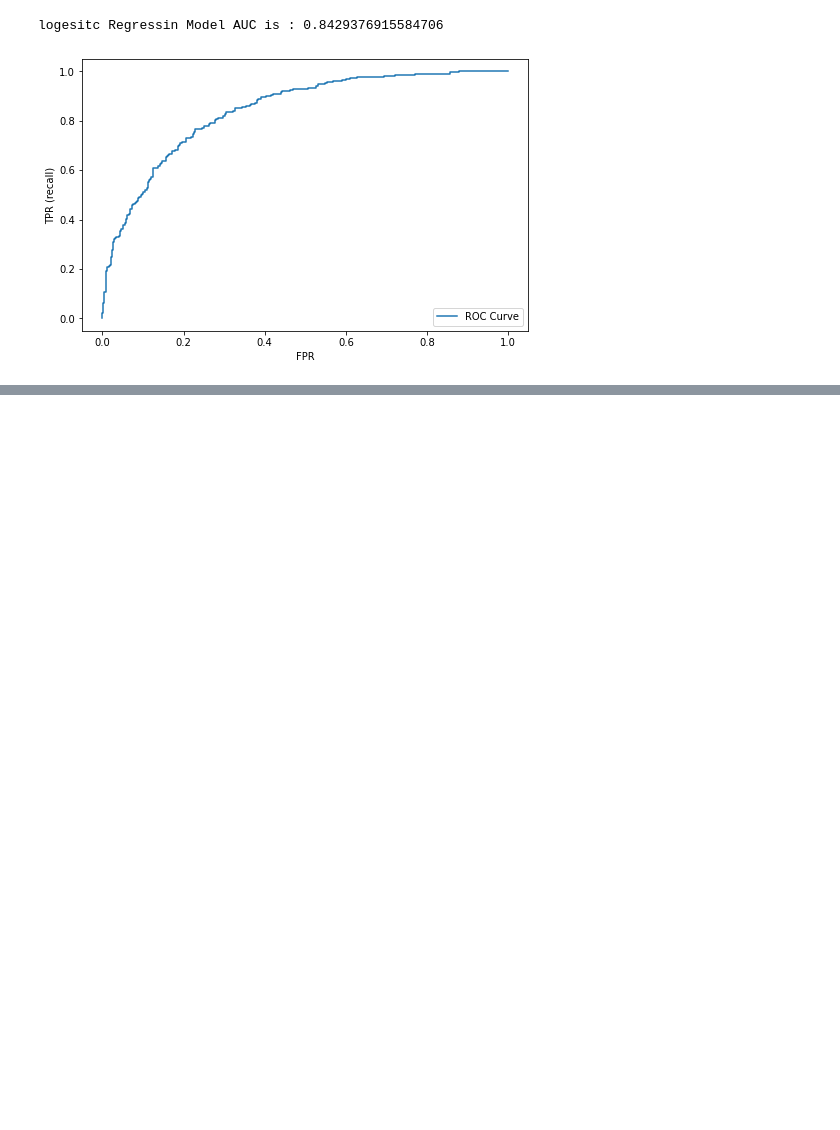
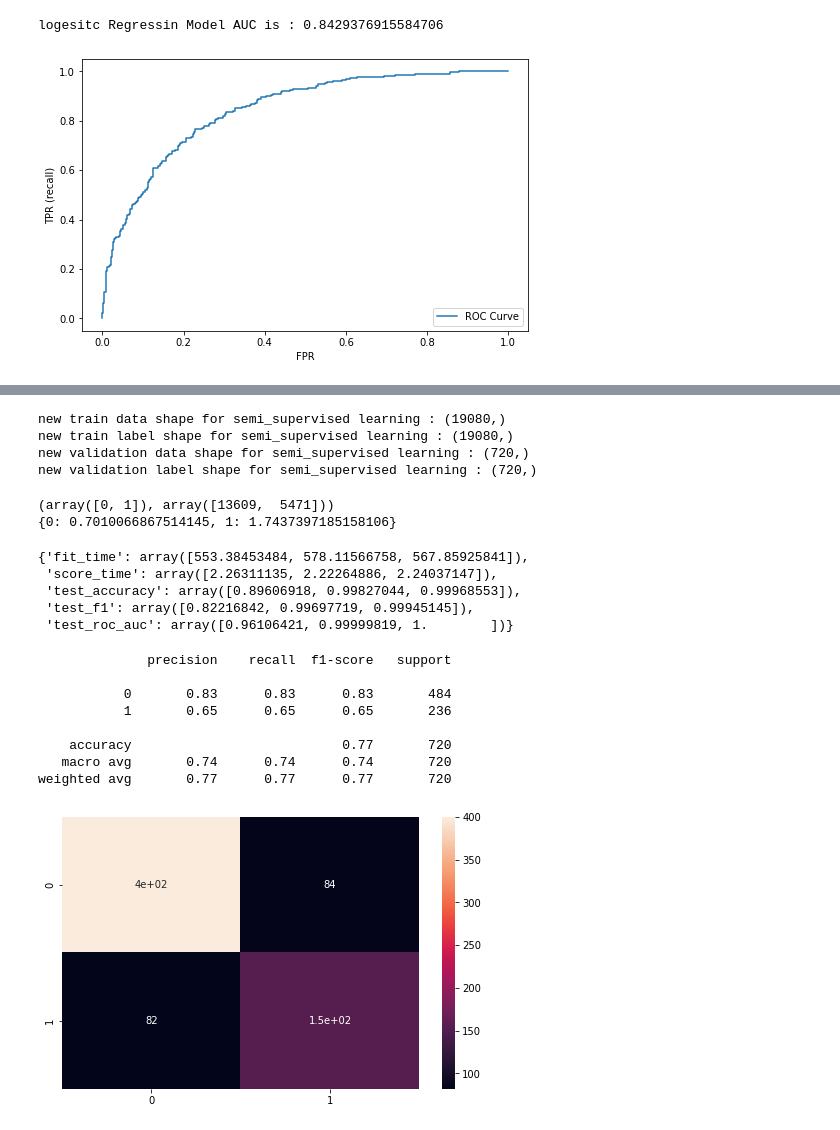
Before and after one commit to AmirHoseein99/Persian_NLP_Task, a Jupyter notebook: NLP_Task.ipynb, the cells around one changed output, grey strips where cells are left out. Drawn from its saved outputs; the diff is of its cells as text; code cells hidden in the pictures; blank space fills up the shorter version.

Commit message:
last_Commit : Using Voting classifier for final model

```diff
--- a/NLP_Task.ipynb
+++ b/NLP_Task.ipynb
@@ -3017,0 +3095,61 @@ logesitc Regressin Model AUC is : 0.8429376915584706
+# %%
+X_train, X_test, y_train, y_test = train_test_split(labeled_data.text.to_numpy(), labeled_data.label.to_numpy(), test_size = 0.2, random_state=42)
+
+X_train = np.concatenate((X_train, unlabeled_data_with_lr_labelss.text))
+y_train = np.concatenate((y_train, unlabeled_data_with_lr_labelss.lr_predicted_labels))
+
+
+print(f'new train data shape for semi_supervised learning : {X_train.shape}')
+print(f'new train label shape for semi_supervised learning : {y_train.shape}')
+
+print(f'new validation data shape for semi_supervised learning : {X_test.shape}')
+print(f'new validation label shape for semi_supervised learning : {y_test.shape}')
+# %% [output]
+new train data shape for semi_supervised learning : (19080,)
+new train label shape for semi_supervised learning : (19080,)
+new validation data shape for semi_supervised learning : (720,)
+new validation label shape for semi_supervised learning : (720,)
+# %%
+print(np.unique(y_train, return_counts=True))
+weights = compute_class_weight(class_weight = 'balanced', classes= np.unique(y_train), y= y_train.reshape(-1))
+
+class_weights = {c : w for c, w in enumerate(weights)}
+print(class_weights)
+# %% [output]
+(array([0, 1]), array([13609,  5471]))
+{0: 0.7010066867514145, 1: 1.7437397185158106}
+# %%
+cat_boost = CatBoostClassifier(verbose=0 )
+xg_boost= XGBClassifier(verbose=0)
+lgbm = LGBMClassifier(verbose=0)
+lr = LogisticRegression(class_weight=class_weights)
+
+
+voting_clf = VotingClassifier(estimators=[('lr', lr), ('cat', cat_boost), ('xgb', xg_boost), ('lgb', lgbm)], voting='soft')
+voting_pipeline = make_pipeline(TfidfVectorizer(analyzer='char_wb', ngram_range=(2,5)), voting_clf)
+voting_cv_result = cross_validate(voting_pipeline, X_train, y_train, cv=3, scoring=['accuracy', 'f1', "roc_auc"])
+voting_cv_result
+# %% [output]
+{'fit_time': array([553.38453484, 578.11566758, 567.85925841]),
+ 'score_time': array([2.26311135, 2.22264886, 2.24037147]),
+ 'test_accuracy': array([0.89606918, 0.99827044, 0.99968553]),
+ 'test_f1': array([0.82216842, 0.99697719, 0.99945145]),
+ 'test_roc_auc': array([0.96106421, 0.99999819, 1.        ])}
+# %%
+voting_model = voting_pipeline
+voting_model.fit(X_train, y_train)
+voting_preds = voting_model.predict(X_test)
+# %%
+_ =  plt.figure(figsize=(8, 5))
+_ = sns.heatmap(confusion_matrix(y_test,  voting_preds), annot=True)
+print(classification_report(y_test.reshape(-1),  voting_preds))
+# %% [output]
+              precision    recall  f1-score   support
+
+           0       0.83      0.83      0.83       484
+           1       0.65      0.65      0.65       236
+
+    accuracy                           0.77       720
+   macro avg       0.74      0.74      0.74       720
+weighted avg       0.77      0.77      0.77       720
+[figure, added]
```
Also changed, not shown: parts of 11 cells of this notebook.
